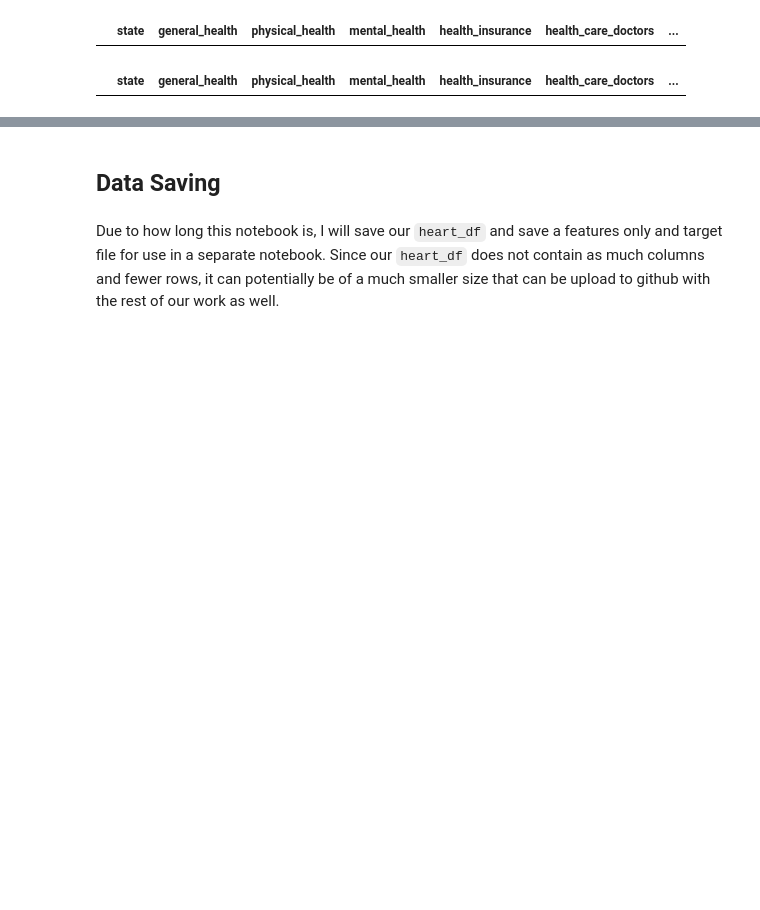
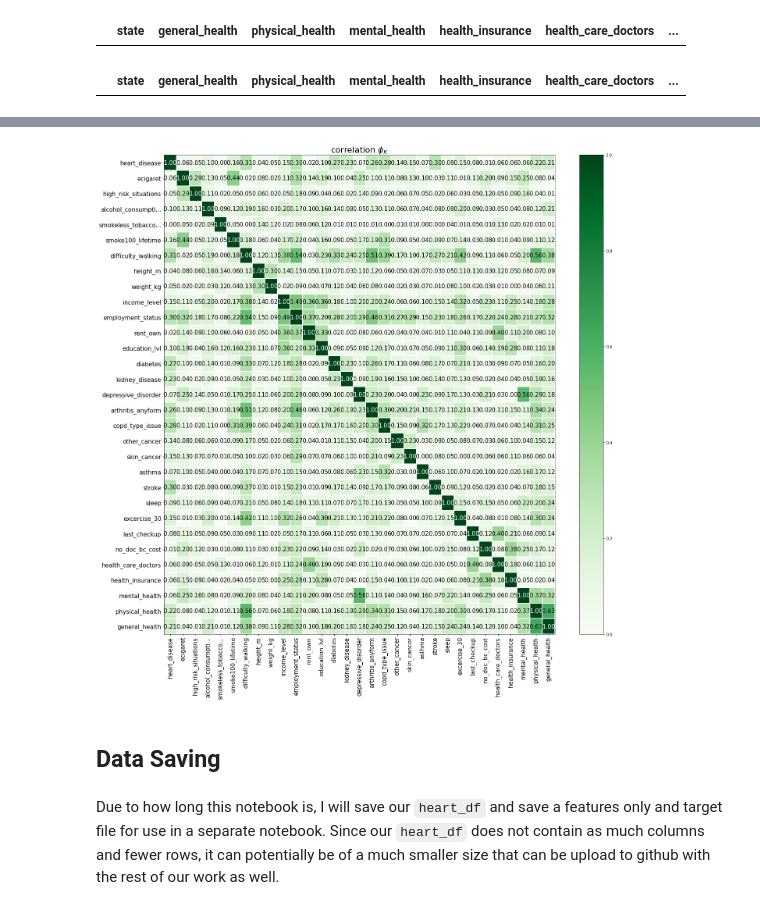
Before and after one commit to xiaohua-su/Heart_Disease, a Jupyter notebook: Heart_disease_eda.ipynb, the cells around one changed output, grey strips where cells are left out. Drawn from its saved outputs; the diff is of its cells as text; code cells hidden in the pictures; blank space fills up the shorter version.

Commit message:
testing phik package

```diff
--- a/Heart_disease_eda.ipynb
+++ b/Heart_disease_eda.ipynb
@@ -871,7 +960,8 @@ general_health, health_insurance, health_care_doctors , no_doc_bc_cost ,last_che
 # For our categorical columns, yes/no questions uses 7, 9
 columns = ['general_health', 'health_insurance', 'health_care_doctors' , 'no_doc_bc_cost' ,'last_checkup', 'excercise_30' ,\
            'stroke' , 'asthma' , 'skin_cancer' , 'other_cancer' , 'copd_type_issue' , 'arthritis_anyform', \
-           'depressive_disorder' , 'kidney_disease' , 'diabetes' , 'education_lvl', 'rent_own', 'ecigaret']
+           'depressive_disorder' , 'kidney_disease' , 'diabetes' , 'education_lvl', 'rent_own', 'ecigaret', \
+          'smokeless_tobacco_products', 'high_risk_situations', 'difficulty_walking']
 
 for x in heart_df.columns:
     if x in columns:
@@ -948,0 +1049,2 @@ heart_df.isna().sum().sum()
+# %%
+modeling_df = heart_df.drop(columns= 'state')
@@ -948,0 +1055,3 @@ heart_df.isna().sum().sum()
+# %%
+phik_overview = modeling_df.phik_matrix()
+phik_overview.round(2)
@@ -948,0 +1077,11 @@ heart_df.isna().sum().sum()
+# %%
+plot_correlation_matrix(phik_overview.values,
+                        x_labels=phik_overview.columns,
+                        y_labels=phik_overview.index,
+                        vmin=0, vmax=1, color_map="Greens",
+                        title=r"correlation $\phi_K$",
+                        fontsize_factor=1.5,
+                        figsize=(20, 20))
+plt.tight_layout()
+# %% [output]
+[figure, added]
```
Also changed, not shown: parts of 27 cells of this notebook.
